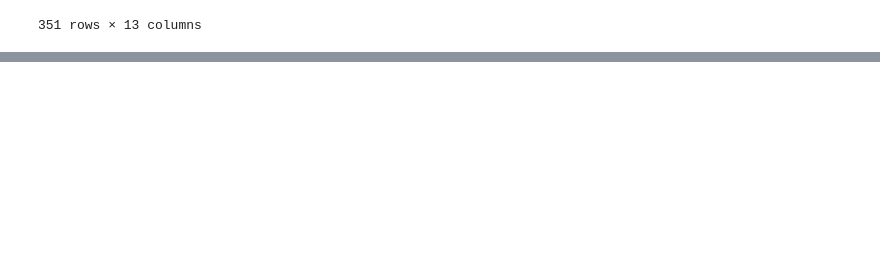
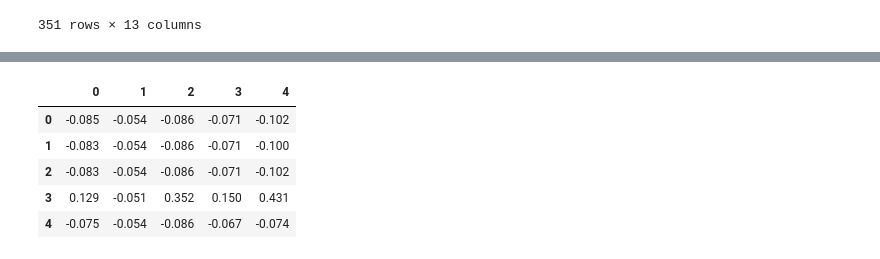
Before and after one commit to serfsup/thinkful-challenge-model-comparison, a Jupyter notebook: Thinkful.U3L1.4 Challenge- Model Comparison.ipynb, the cells around one changed output, grey strips where cells are left out. Drawn from its saved outputs; the diff is of its cells as text; code cells hidden in the pictures; blank space fills up the shorter version.

```diff
--- a/Thinkful.U3L1.4 Challenge- Model Comparison.ipynb
+++ b/Thinkful.U3L1.4 Challenge- Model Comparison.ipynb
@@ -123,0 +127,9 @@ plt.show()
+# %%
+df_fbi_scaled.head()
+# %% [output]
+|  | 0 | 1 | 2 | 3 | 4 |
+| 0 | -0.085 | -0.054 | -0.086 | -0.071 | -0.102 |
+| 1 | -0.083 | -0.054 | -0.086 | -0.071 | -0.100 |
+| 2 | -0.083 | -0.054 | -0.086 | -0.071 | -0.102 |
+| 3 | 0.129 | -0.051 | 0.352 | 0.150 | 0.431 |
+| 4 | -0.075 | -0.054 | -0.086 | -0.067 | -0.074 |
```
Also changed, not shown: parts of 5 cells of this notebook.
